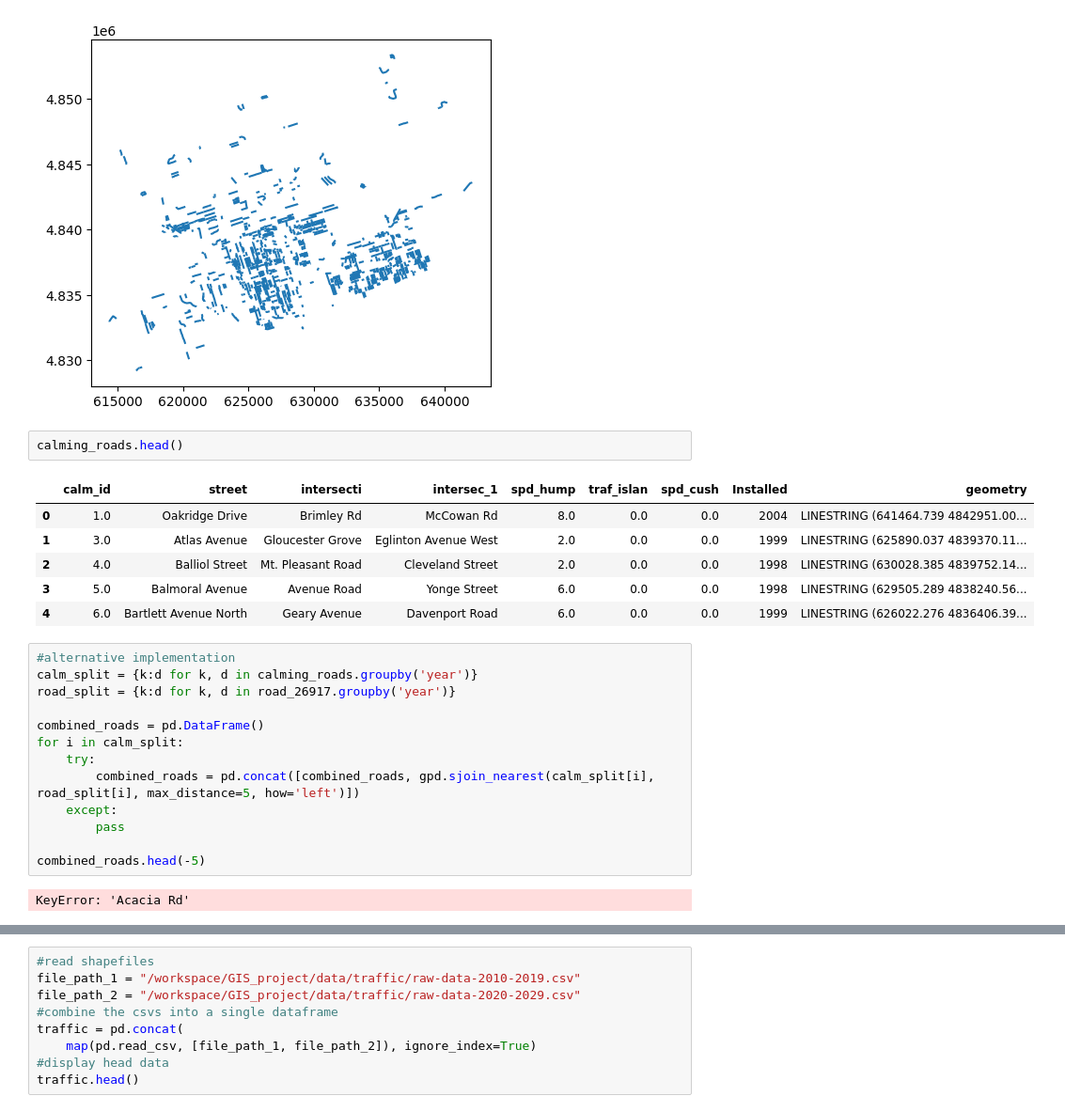
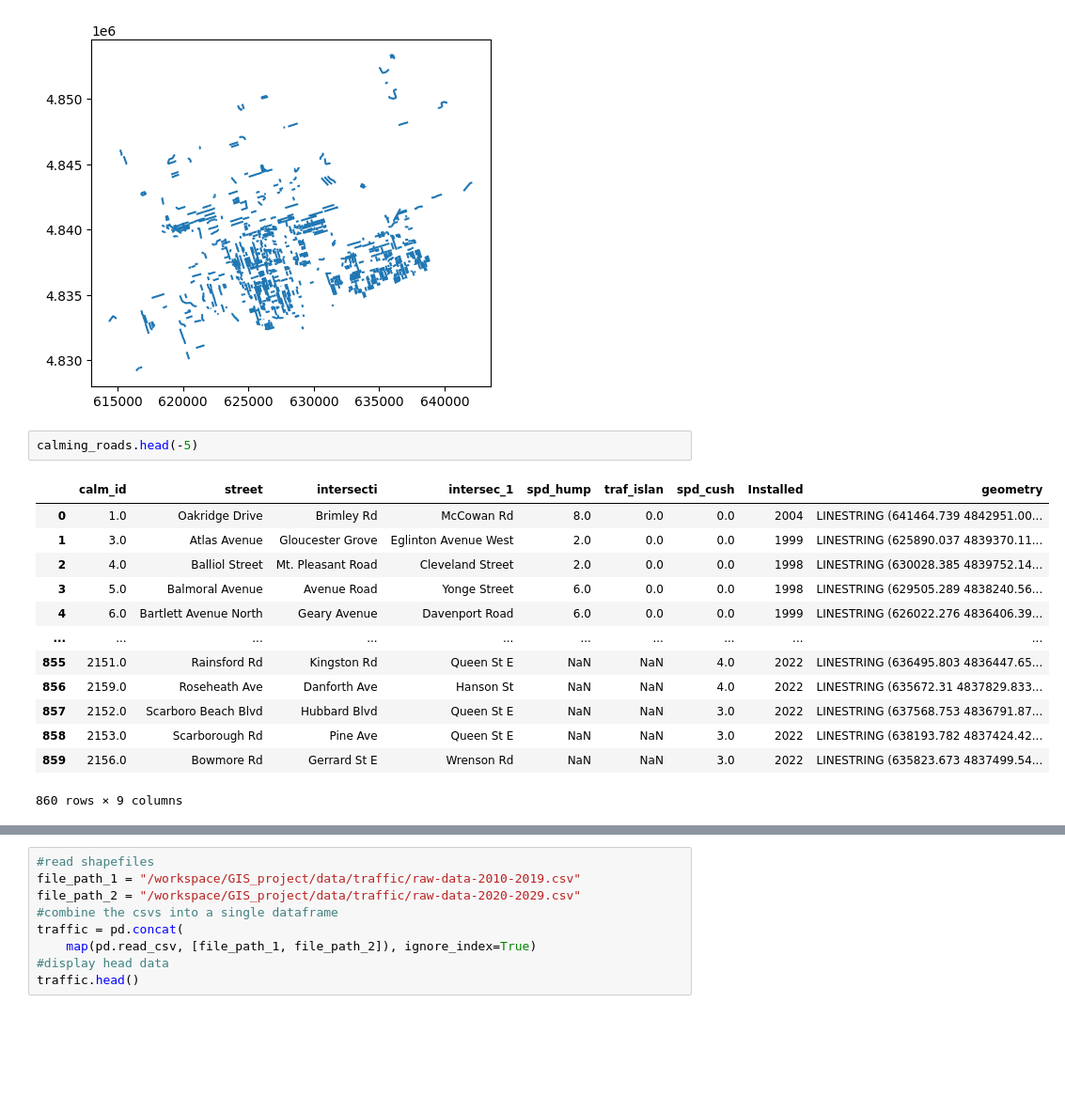
Before and after one commit to naorella/GIS_Showcase, a Jupyter notebook: template.ipynb, the cells around one changed output, grey strips where cells are left out. Shown at 94% size. Drawn from its saved outputs; the diff is of its cells as text; blank space fills up the shorter version.

```diff
--- a/template.ipynb
+++ b/template.ipynb
@@ -75,26 +75,18 @@ calming_roads.plot()
 <Axes: >
 [figure]
 # %%
-calming_roads.head()
+calming_roads.head(-5)
 # %% [output]
 |  | calm_id | street | intersecti | intersec_1 | spd_hump | traf_islan | spd_cush | Installed | geometry |
 | 0 | 1.0 | Oakridge Drive | Brimley Rd | McCowan Rd | 8.0 | 0.0 | 0.0 | 2004 | LINESTRING (641464.739 4842951.00... |
 | 1 | 3.0 | Atlas Avenue | Gloucester Grove | Eglinton Avenue West | 2.0 | 0.0 | 0.0 | 1999 | LINESTRING (625890.037 4839370.11... |
 | 2 | 4.0 | Balliol Street | Mt. Pleasant Road | Cleveland Street | 2.0 | 0.0 | 0.0 | 1998 | LINESTRING (630028.385 4839752.14... |
 | 3 | 5.0 | Balmoral Avenue | Avenue Road | Yonge Street | 6.0 | 0.0 | 0.0 | 1998 | LINESTRING (629505.289 4838240.56... |
 | 4 | 6.0 | Bartlett Avenue North | Geary Avenue | Davenport Road | 6.0 | 0.0 | 0.0 | 1999 | LINESTRING (626022.276 4836406.39... |
+| ... | ... | ... | ... | ... | ... | ... | ... | ... | ... |
+| 855 | 2151.0 | Rainsford Rd | Kingston Rd | Queen St E | NaN | NaN | 4.0 | 2022 | LINESTRING (636495.803 4836447.65... |
+| 856 | 2159.0 | Roseheath Ave | Danforth Ave | Hanson St | NaN | NaN | 4.0 | 2022 | LINESTRING (635672.31 4837829.833... |
+| 857 | 2152.0 | Scarboro Beach Blvd | Hubbard Blvd | Queen St E | NaN | NaN | 3.0 | 2022 | LINESTRING (637568.753 4836791.87... |
+| 858 | 2153.0 | Scarborough Rd | Pine Ave | Queen St E | NaN | NaN | 3.0 | 2022 | LINESTRING (638193.782 4837424.42... |
+| 859 | 2156.0 | Bowmore Rd | Gerrard St E | Wrenson Rd | NaN | NaN | 3.0 | 2022 | LINESTRING (635823.673 4837499.54... |
+860 rows × 9 columns
-# %%
-#alternative implementation
-calm_split = {k:d for k, d in calming_roads.groupby('year')}
-road_split = {k:d for k, d in road_26917.groupby('year')}
-
-combined_roads = pd.DataFrame()
-for i in calm_split:
-    try:
-        combined_roads = pd.concat([combined_roads, gpd.sjoin_nearest(calm_split[i], road_split[i], max_distance=5, how='left')])
-    except:
-        pass
-
-combined_roads.head(-5)
-# %% [output]
-KeyError: 'Acacia Rd'
```
Also changed, not shown: parts of 2 cells of this notebook.
